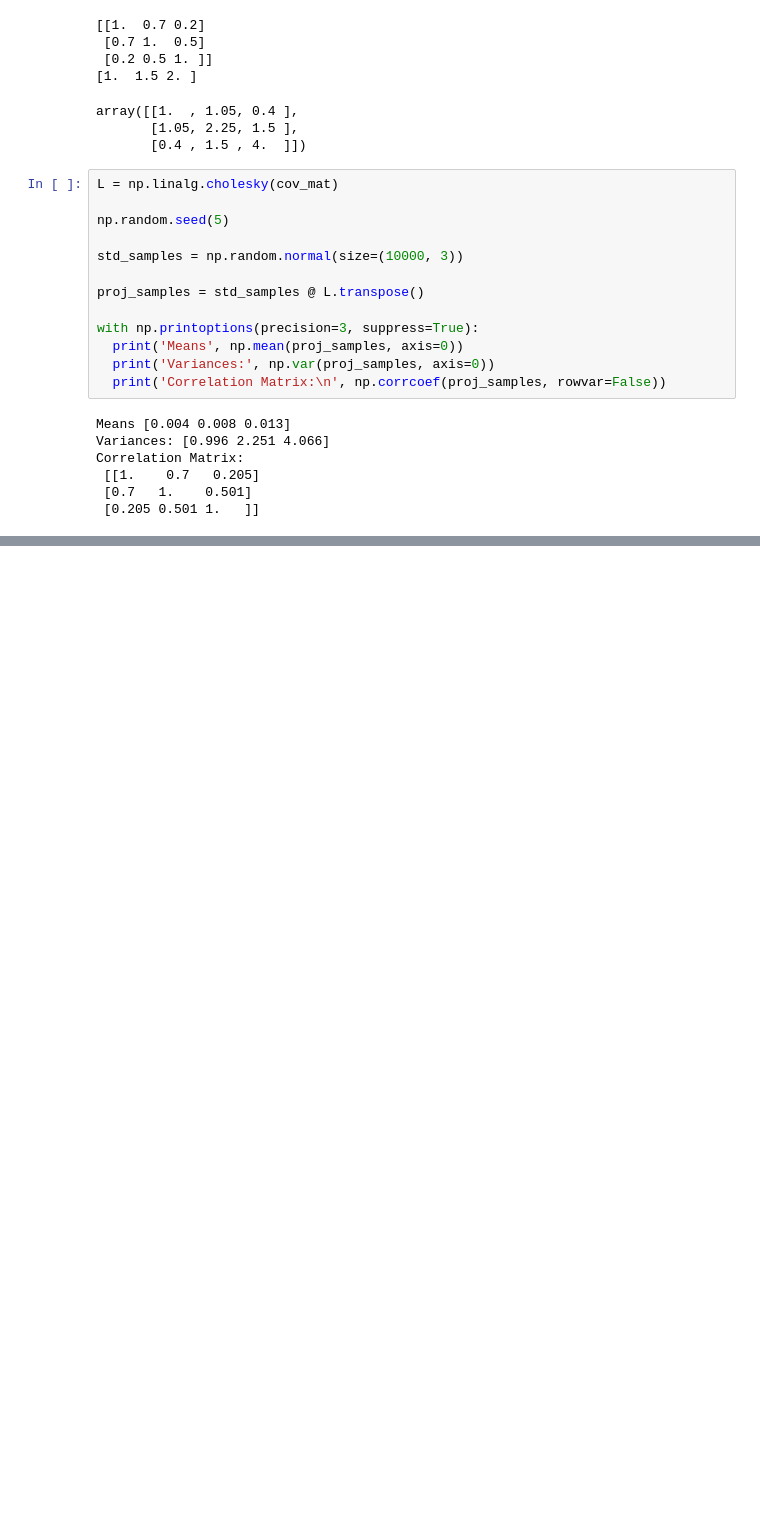
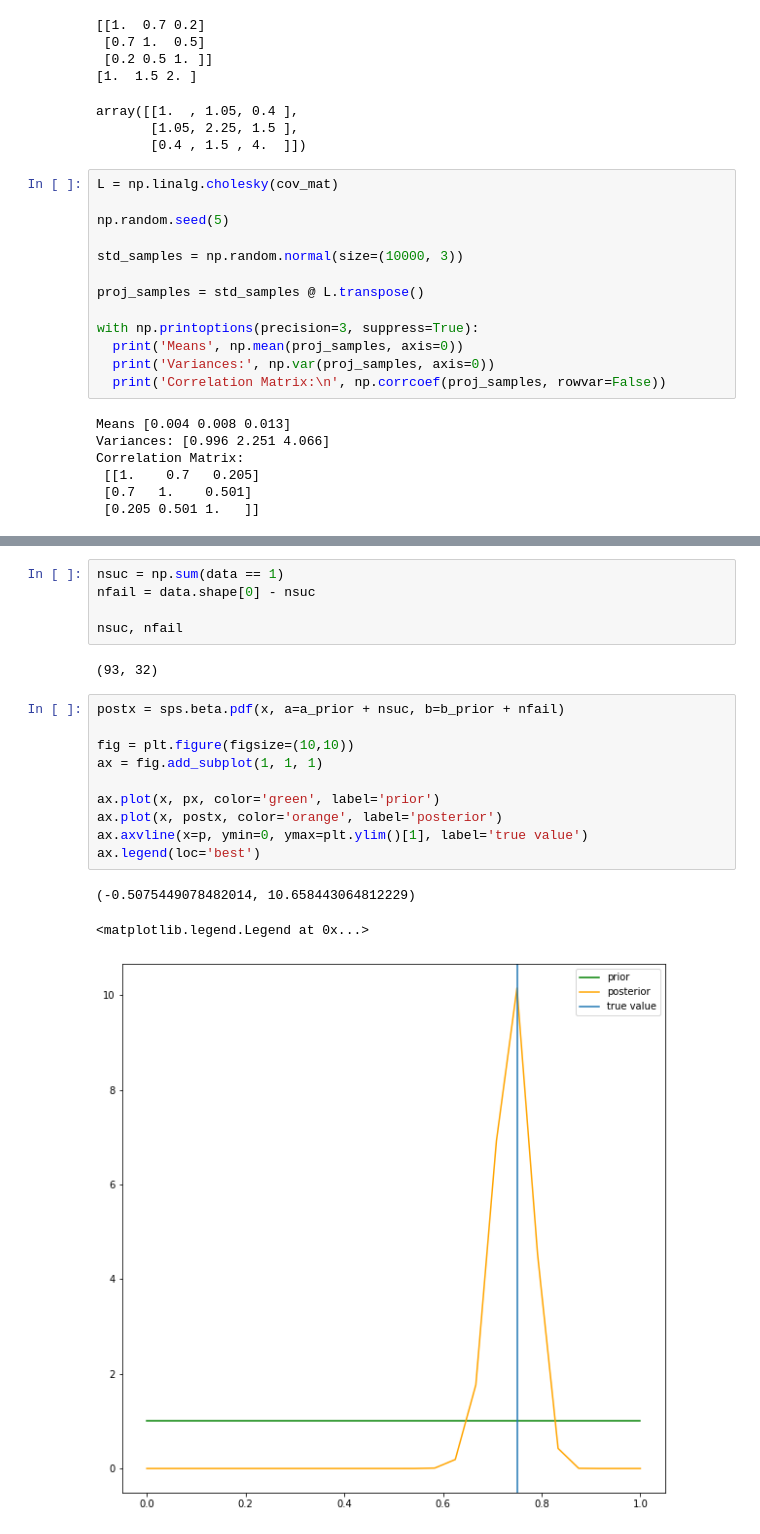
Before and after one commit to RoetGer/decisions-under-uncertainty, a Jupyter notebook: solved_problems.ipynb, the cells around one changed output, grey strips where cells are left out. Drawn from its saved outputs; the diff is of its cells as text; blank space fills up the shorter version.

```diff
--- a/solved_problems.ipynb
+++ b/solved_problems.ipynb
@@ -964,0 +988,21 @@ Correlation Matrix:
+# %%
+nsuc = np.sum(data == 1)
+nfail = data.shape[0] - nsuc
+
+nsuc, nfail
+# %% [output]
+(93, 32)
+# %%
+postx = sps.beta.pdf(x, a=a_prior + nsuc, b=b_prior + nfail)
+
+fig = plt.figure(figsize=(10,10))
+ax = fig.add_subplot(1, 1, 1)
+
+ax.plot(x, px, color='green', label='prior')
+ax.plot(x, postx, color='orange', label='posterior')
+ax.axvline(x=p, ymin=0, ymax=plt.ylim()[1], label='true value')
+ax.legend(loc='best')
+# %% [output]
+(-0.5075449078482014, 10.658443064812229)
+<matplotlib.legend.Legend at 0x...>
+[figure, added]
```
Also changed, not shown: parts of 5 cells of this notebook.
